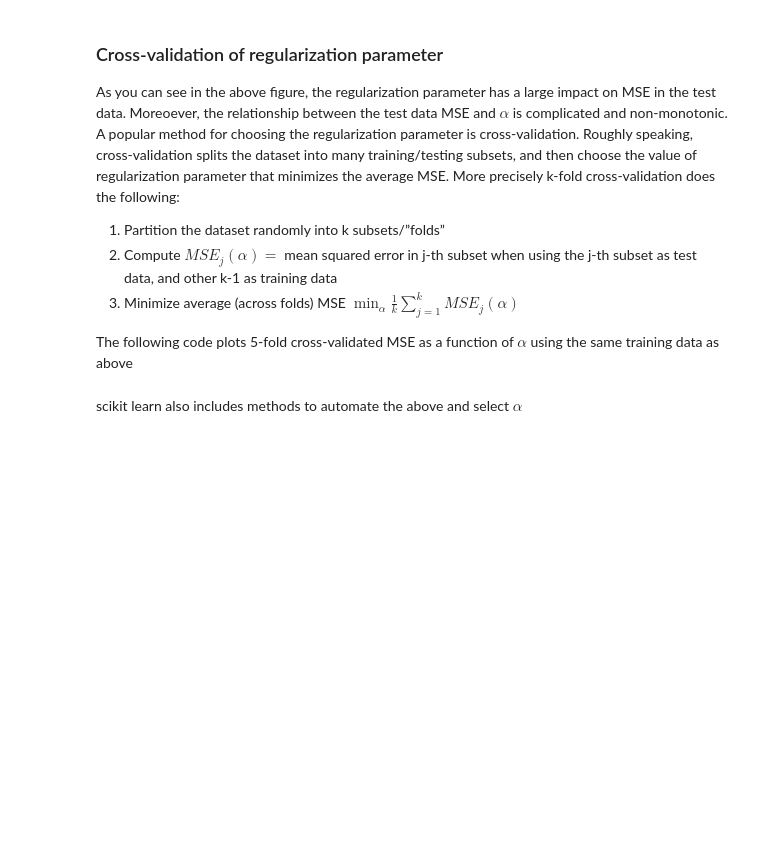
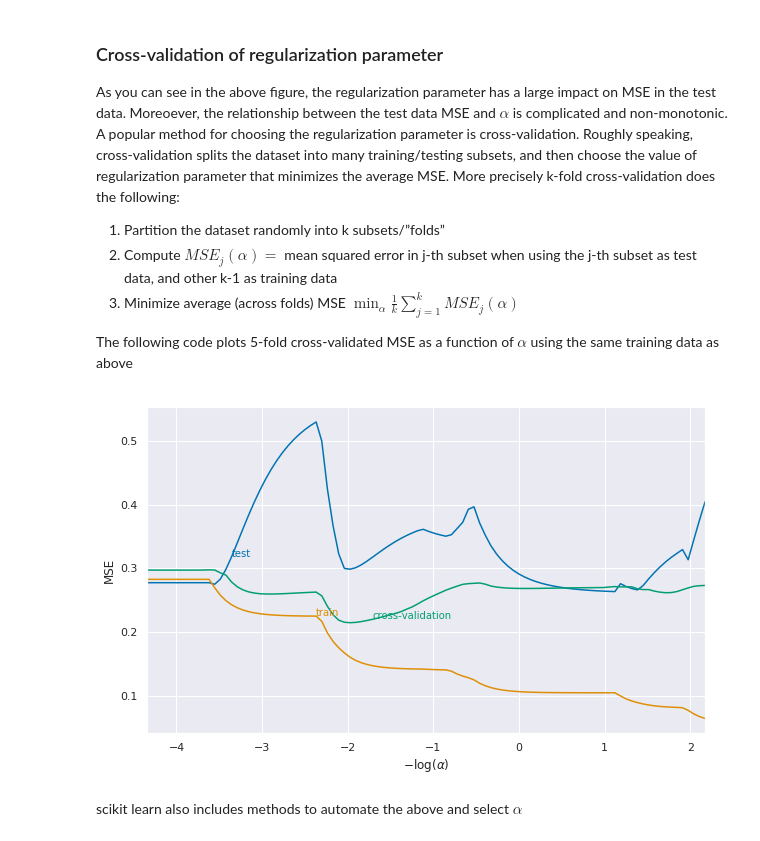
Before and after one commit to QuantEcon/quantecon-notebooks-datascience-old, a Jupyter notebook: applications/regression.ipynb, the cells around one changed output. Drawn from its saved outputs; the diff is of its cells as text; code cells hidden in the pictures; blank space fills up the shorter version.

```diff
--- a/applications/regression.ipynb
+++ b/applications/regression.ipynb
@@ -534,14 +619,16 @@ $ \alpha $ using the same training data as above
 # %%
 from sklearn.model_selection import cross_val_score
 mse["cv"] = [-np.mean(cross_val_score(linear_model.Lasso(alpha=alpha, max_iter=50000),
                                   X_train, y_train, cv=5, scoring='neg_mean_squared_error'))
           for alpha in alphas]
 mse.plot(x="log_alpha", y="cv", c=colors[2], ax=ax)
 ax.annotate("cross-validation", (mse.log_alpha[40], mse.cv[40]), color=colors[2])
 ax.get_legend().remove()
-ax.set_xlabel(r"\$-\log(\alpha)\$")
+ax.set_xlabel(r"$-\log(\alpha)$")
 ax.set_ylabel("MSE")
 fig
+# %% [output]
+[figure, added]
 # %% [markdown]
 scikit learn also includes methods to automate the above and select
 $ \alpha $
```
Also changed, not shown: parts of 40 cells of this notebook.
